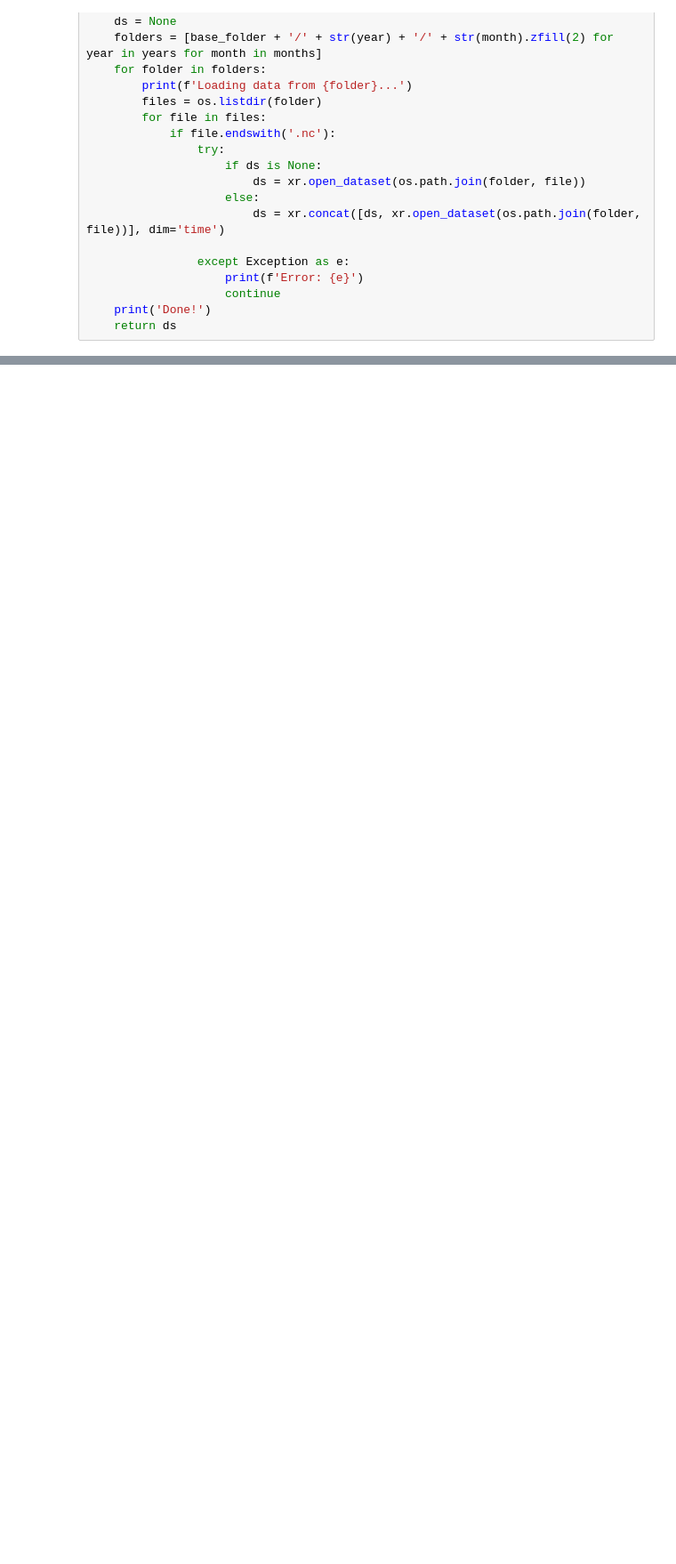
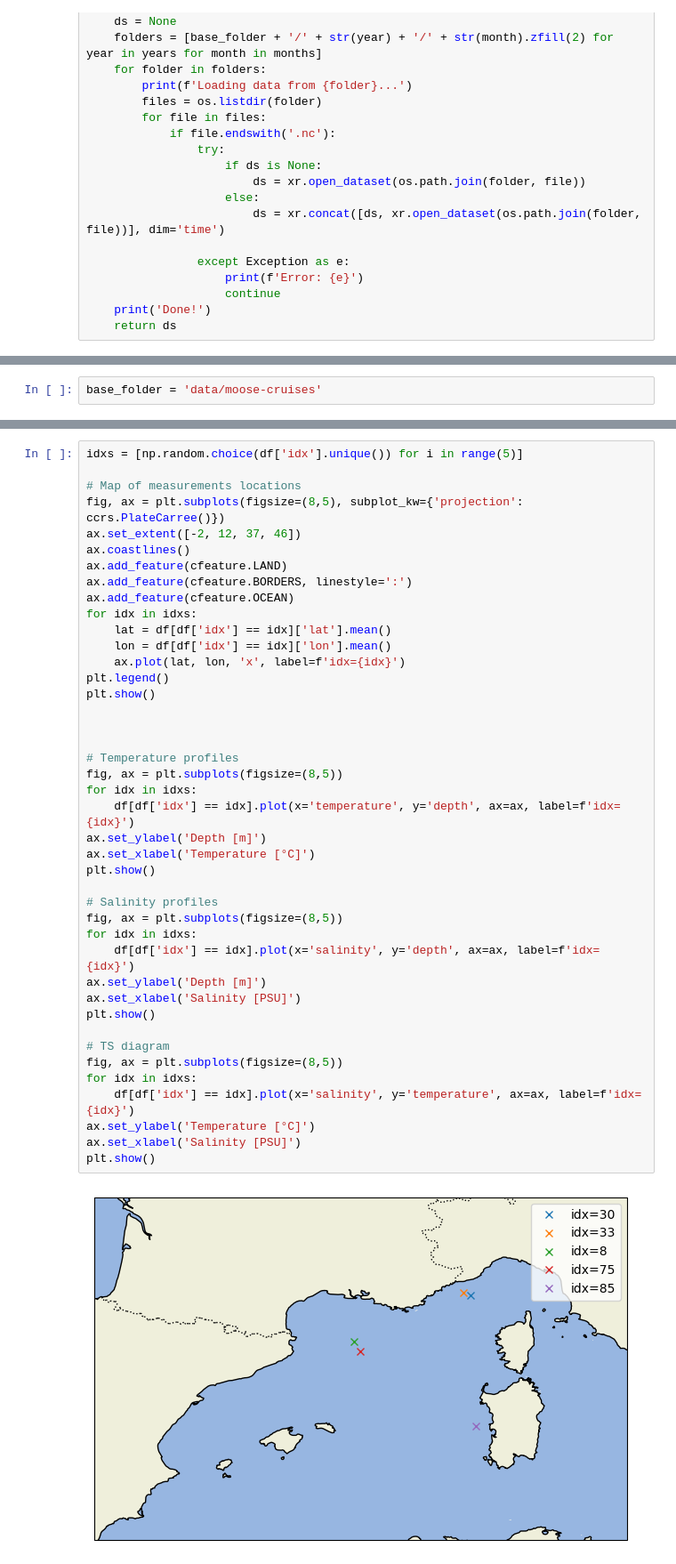
Before and after one commit to juliencollard2001/FOET_Northern_Gyre, a Jupyter notebook: loading_data.ipynb, the cells around one changed output, grey strips where cells are left out. Shown: that part at 89% size. Drawn from its saved outputs; the diff is of its cells as text; blank space fills up the shorter version.

```diff
--- a/loading_data.ipynb
+++ b/loading_data.ipynb
@@ -54,0 +95,2 @@ Data variables:
+# %%
+base_folder = 'data/moose-cruises'
@@ -54,0 +153,44 @@ Data variables:
+# %%
+idxs = [np.random.choice(df['idx'].unique()) for i in range(5)]
+
+# Map of measurements locations
+fig, ax = plt.subplots(figsize=(8,5), subplot_kw={'projection': ccrs.PlateCarree()})
+ax.set_extent([-2, 12, 37, 46])
+ax.coastlines()
+ax.add_feature(cfeature.LAND)
+ax.add_feature(cfeature.BORDERS, linestyle=':')
+ax.add_feature(cfeature.OCEAN)
+for idx in idxs:
+    lat = df[df['idx'] == idx]['lat'].mean()
+    lon = df[df['idx'] == idx]['lon'].mean()
+    ax.plot(lat, lon, 'x', label=f'idx={idx}')
+plt.legend()
+plt.show()
+
+
+
+# Temperature profiles
+fig, ax = plt.subplots(figsize=(8,5))
+for idx in idxs:
+    df[df['idx'] == idx].plot(x='temperature', y='depth', ax=ax, label=f'idx={idx}')
+ax.set_ylabel('Depth [m]')
+ax.set_xlabel('Temperature [°C]')
+plt.show()
+
+# Salinity profiles
+fig, ax = plt.subplots(figsize=(8,5))
+for idx in idxs:
+    df[df['idx'] == idx].plot(x='salinity', y='depth', ax=ax, label=f'idx={idx}')
+ax.set_ylabel('Depth [m]')
+ax.set_xlabel('Salinity [PSU]')
+plt.show()
+
+# TS diagram
+fig, ax = plt.subplots(figsize=(8,5))
+for idx in idxs:
+    df[df['idx'] == idx].plot(x='salinity', y='temperature', ax=ax, label=f'idx={idx}')
+ax.set_ylabel('Temperature [°C]')
+ax.set_xlabel('Salinity [PSU]')
+plt.show()
+# %% [output]
+[figure, added]
```
Also changed, not shown: parts of 14 cells of this notebook.
